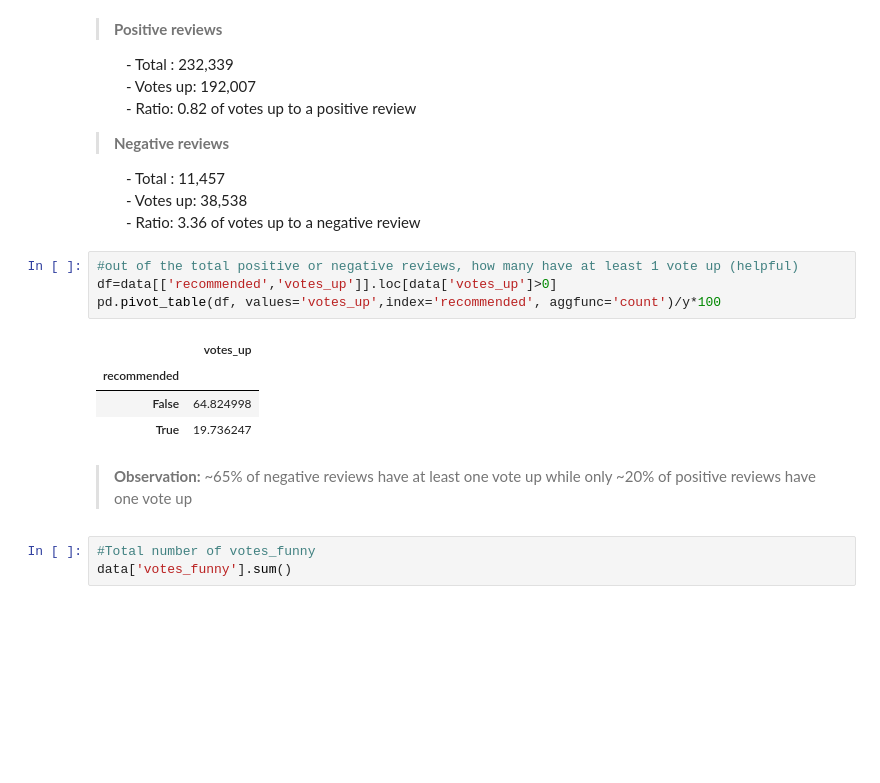
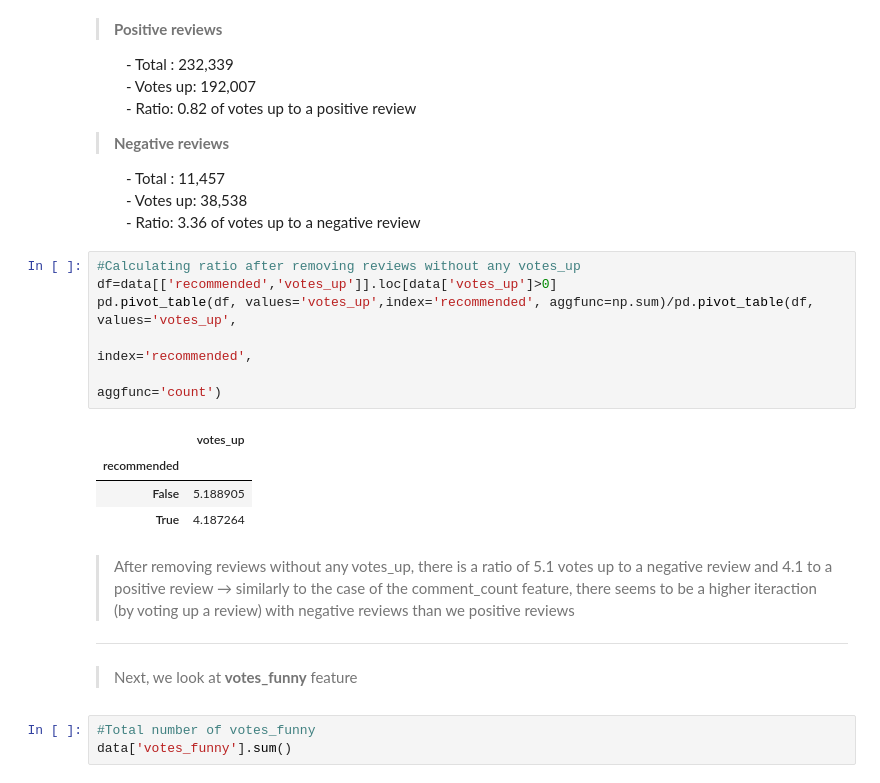
Before and after one commit to RalucaN/Steam_reviews, a Jupyter notebook: C_Data_exploration.ipynb, the cells around one changed output. Cells and saved outputs as stored; diff of their text form; blank space fills up the shorter version.

```diff
--- a/C_Data_exploration.ipynb
+++ b/C_Data_exploration.ipynb
@@ -419,16 +413,20 @@ x/y
     - Ratio: 3.36 of votes up to a negative review
 </ul>
 # %%
-#out of the total positive or negative reviews, how many have at least 1 vote up (helpful)
+#Calculating ratio after removing reviews without any votes_up
 df=data[['recommended','votes_up']].loc[data['votes_up']>0]
-pd.pivot_table(df, values='votes_up',index='recommended', aggfunc='count')/y*100
+pd.pivot_table(df, values='votes_up',index='recommended', aggfunc=np.sum)/pd.pivot_table(df, values='votes_up',
+                                                                                         index='recommended',
+                                                                                         aggfunc='count')
 # %% [output]
 |  | votes_up |
 | recommended |  |
-| False | 64.824998 |
-| True | 19.736247 |
+| False | 5.188905 |
+| True | 4.187264 |
 # %% [markdown]
-> **Observation:** ~65% of negative reviews have at least one vote up while only ~20% of positive reviews have one vote up
+> After removing reviews without any votes_up, there is a ratio of 5.1 votes up to a negative review and 4.1 to a positive review → similarly to the case of the comment_count feature, there seems to be a higher iteraction (by voting up a review) with negative reviews than we positive reviews
+___
+>Next, we look at **votes_funny** feature
 # %%
 #Total number of votes_funny
 data['votes_funny'].sum()
```
Also changed, not shown: parts of 77 cells of this notebook, 2 other files.
